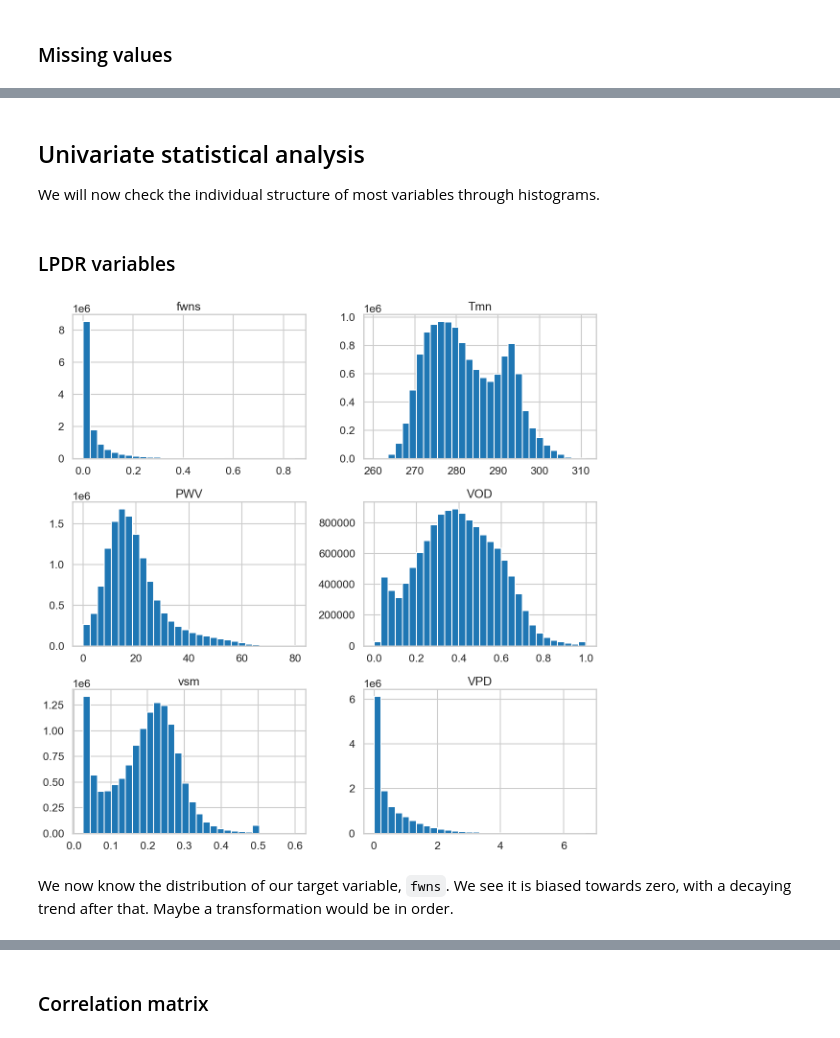
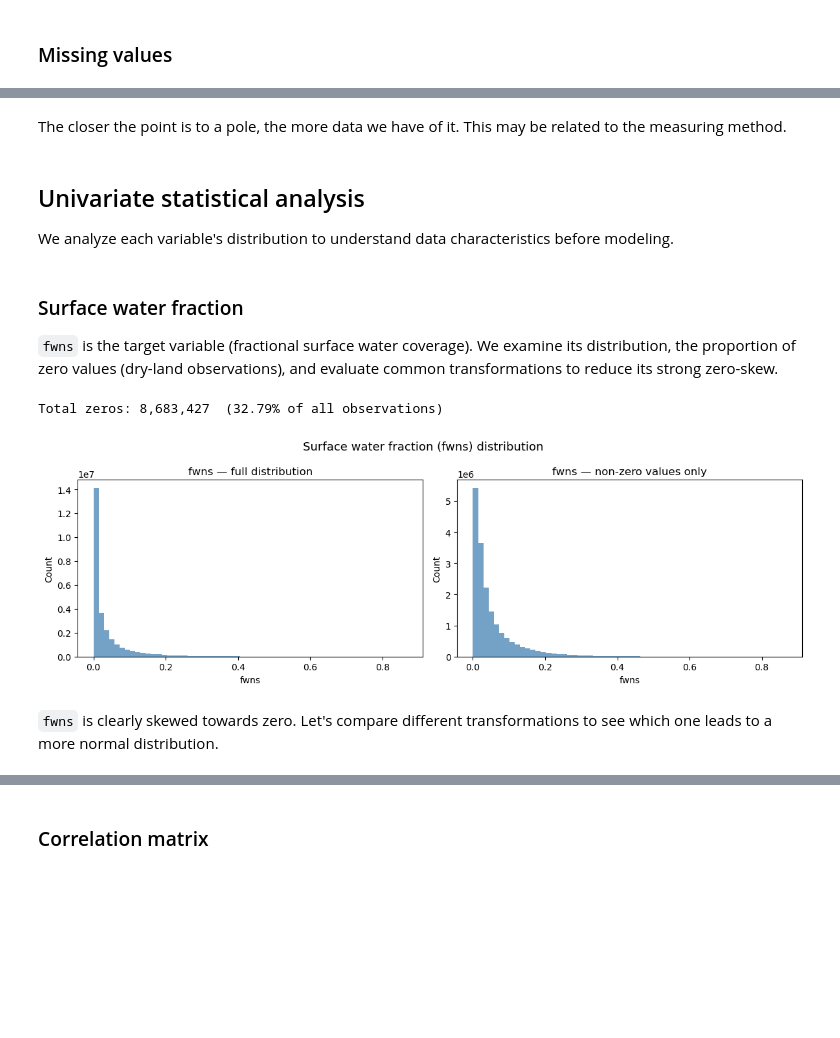
Before and after one commit to marcvem2AED/TFM_MCD_MarcVelascoMateu, a Jupyter notebook: 2-Data_analysis.ipynb, the cells around one changed output, grey strips where cells are left out. Drawn from its saved outputs; the diff is of its cells as text; code cells hidden in the pictures; blank space fills up the shorter version.

Commit message:
Finished polishing data preprocessing and data analysis

```diff
--- a/2-Data_analysis.ipynb
+++ b/2-Data_analysis.ipynb
@@ -19,4 +22,4 @@ from sklearn.preprocessing import StandardScaler, PowerTransformer
 # %% [markdown]
 ### Data loading
 # %%
-df = pd.read_parquet("data/windsat_2017")
+df = pd.read_parquet("data/datasets")
@@ -100,15 +232,38 @@ Thankfully, we managed the data preprocessing well enough so that we don't have
+# %% [markdown]
+The closer the point is to a pole, the more data we have of it. This may be related to the measuring method.
 # %% [markdown]
 ## Univariate statistical analysis
 
-We will now check the individual structure of most variables through histograms.
+We analyze each variable's distribution to understand data characteristics before modeling.
 # %% [markdown]
-### LPDR variables
+### Surface water fraction
+
+`fwns` is the target variable (fractional surface water coverage). We examine its distribution, the proportion of zero values (dry-land observations), and evaluate common transformations to reduce its strong zero-skew.
 # %%
-df_lpdr = df[['fwns', 'Tmn', 'PWV', 'VOD', 'vsm', 'VPD']]
-df_lpdr.hist(bins=30, figsize=(12, 12))
+# Zero value analysis
+n_zeros = (df['fwns'] == 0).sum()
+pct_zeros = n_zeros / len(df) * 100
+print(f"Total zeros: {n_zeros:,}  ({pct_zeros:.2f}% of all observations)")
+
+# Distribution plot — full and non-zero side by side
+fig, axes = plt.subplots(1, 2, figsize=(12, 4))
+
+axes[0].hist(df['fwns'], bins=60, color='steelblue', alpha=0.75)
+axes[0].set_title('fwns — full distribution')
+axes[0].set_xlabel('fwns')
+axes[0].set_ylabel('Count')
+
+x_pos = df['fwns'][df['fwns'] > 0]
+axes[1].hist(x_pos, bins=60, color='steelblue', alpha=0.75)
+axes[1].set_title('fwns — non-zero values only')
+axes[1].set_xlabel('fwns')
+axes[1].set_ylabel('Count')
+
+plt.suptitle('Surface water fraction (fwns) distribution', fontsize=13)
 plt.tight_layout()
 plt.show()
 # %% [output]
+Total zeros: 8,683,427  (32.79% of all observations)
-[figure, old version]
+[figure, new version]
-# %% [markdown]
-We now know the distribution of our target variable, `fwns`. We see it is biased towards zero, with a decaying trend after that. Maybe a transformation would be in order.
+# %% [markdown]
+`fwns` is clearly skewed towards zero. Let's compare different transformations to see which one leads to a more normal distribution.
```
Also changed, not shown: parts of 72 cells of this notebook, 3 other files.
